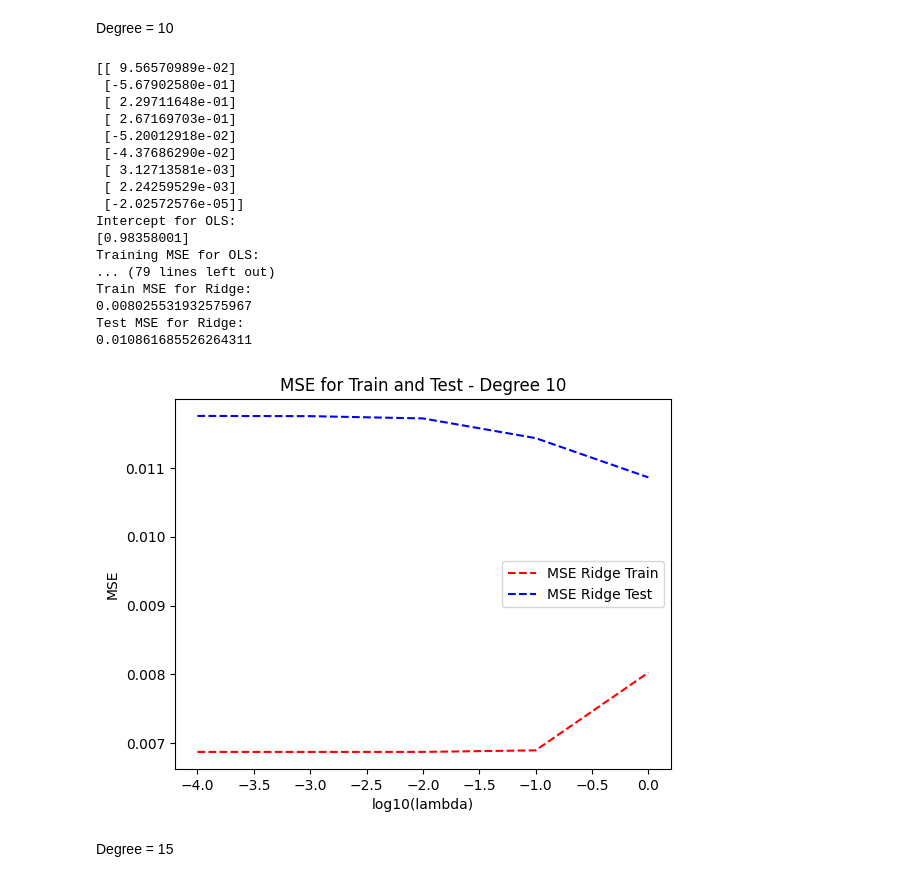
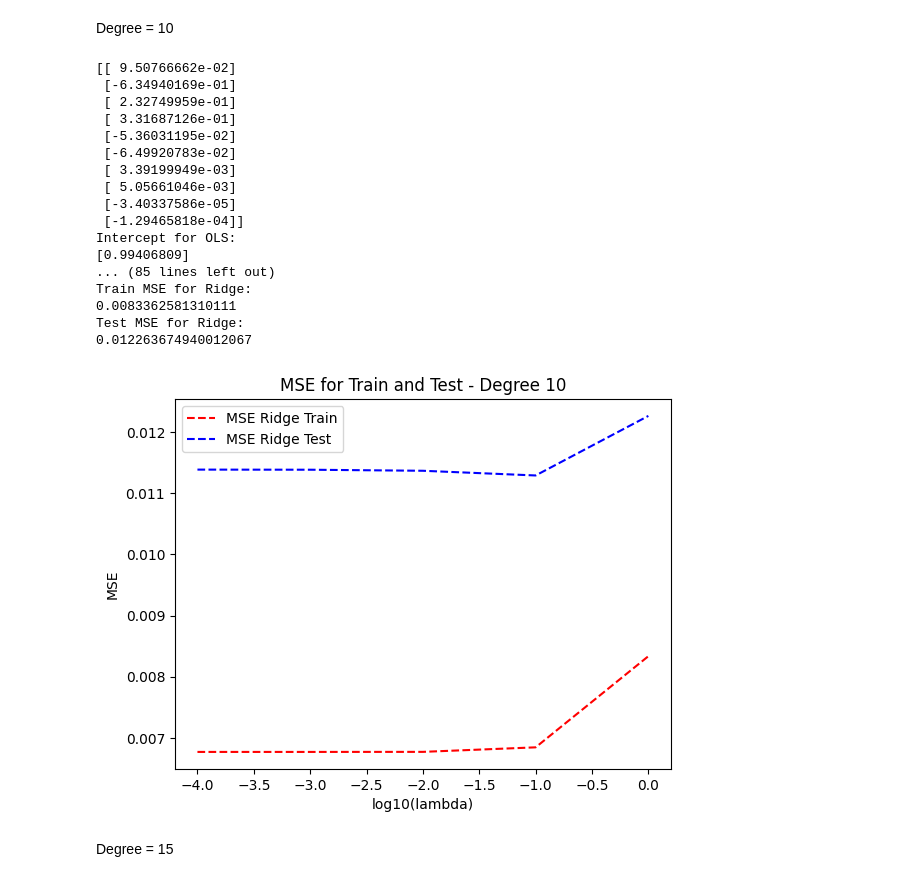
Before and after one commit to alessiasanfelici/FYS-STK4155, a Jupyter notebook: Week 36/Exercise2.ipynb, the cells around one changed output. Saved outputs shown, nothing was run; the diff lists cells and outputs as text; code cells hidden in the pictures.

```diff
--- a/Week 36/Exercise2.ipynb
+++ b/Week 36/Exercise2.ipynb
@@ -14,14 +14,14 @@ def MSE(y_data,y_model):
 np.random.seed(2018)
 
 n = 100
-degree = 5
+degree = 6
 
 # Make data set
 x = np.linspace(-3, 3, n).reshape(-1, 1)
 y = np.exp(-x**2) + 1.5 * np.exp(-(x-2)**2)+ np.random.normal(0, 0.1, x.shape)
 
 X = np.zeros((n, degree-1))
-for d in range(1, degree): #No intercept column
+for d in range(1, degree): # No intercept column
     X[:, d-1] = (x**(d)).flatten()
 
 # Split data set in training and test data
@@ -37,7 +37,7 @@ y_scaler = np.mean(y_train)
 y_train_scaled = y_train - y_scaler
 
 # OLS
-OLSbeta = np.linalg.inv(X_train_scaled.T @ X_train_scaled) @ X_train_scaled.T @ y_train
+OLSbeta = np.linalg.inv(X_train_scaled.T @ X_train_scaled) @ X_train_scaled.T @ y_train_scaled
 print(OLSbeta)
 intercept = y_scaler - X_train_mean @ OLSbeta
 print("Intercept for OLS:")
@@ -54,12 +54,12 @@ print(MSE(y_test,ypredictOLS))
 # RIDGE REGRESSION
 p = degree-1
 I = np.eye(p,p)
-lambdas = [0.0001, 0.001, 0.01, 0.1, 1.0]
+lambdas = [0.0001, 0.001, 0.01, 0.1, 1.0] #10.0, 100.0, 1000.0, 10000.0, 100000.0, 1000000.0]
 MSEtraining = np.zeros(len(lambdas))
 MSEtest = np.zeros(len(lambdas))
 for i in range(len(lambdas)):
     lmb = lambdas[i]
-    Ridgebeta = np.linalg.inv(X_train_scaled.T @ X_train_scaled+lmb*I) @ X_train_scaled.T @ y_train
+    Ridgebeta = np.linalg.inv(X_train_scaled.T @ X_train_scaled+lmb*I) @ X_train_scaled.T @ y_train_scaled
     intercept_ = y_scaler - X_train_mean @ Ridgebeta # The intercept can be shifted so the model can predict on uncentered data
     # Prediction
     ytildeRidge = X_train_scaled @ Ridgebeta + y_scaler
@@ -109,7 +109,7 @@ Degree = 10
 np.random.seed(2018)
 
 n = 100
-degree = 10
+degree = 11
 
 # Make data set
 x = np.linspace(-3, 3, n).reshape(-1, 1)
@@ -132,7 +132,7 @@ y_scaler = np.mean(y_train)
 y_train_scaled = y_train - y_scaler
 
 # OLS
-OLSbeta = np.linalg.inv(X_train_scaled.T @ X_train_scaled) @ X_train_scaled.T @ y_train
+OLSbeta = np.linalg.inv(X_train_scaled.T @ X_train_scaled) @ X_train_scaled.T @ y_train_scaled
 print(OLSbeta)
 intercept = y_scaler - X_train_mean @ OLSbeta
 print("Intercept for OLS:")
@@ -154,50 +154,50 @@ MSEtraining = np.zeros(len(lambdas))
 MSEtest = np.zeros(len(lambdas))
 for i in range(len(lambdas)):
     lmb = lambdas[i]
-    Ridgebeta = np.linalg.inv(X_train_scaled.T @ X_train_scaled+lmb*I) @ X_train_scaled.T @ y_train
+    Ridgebeta = np.linalg.inv(X_train_scaled.T @ X_train_scaled+lmb*I) @ X_train_scaled.T @ y_train_scaled
     intercept_ = y_scaler - X_train_mean @ Ridgebeta # The intercept can be shifted so the model can predict on uncentered data
     # Prediction
     ytildeRidge = X_train_scaled @ Ridgebeta + y_scaler
     ypredictRidge = X_test_scaled @ Ridgebeta + y_scaler
     MSEtraining[i] = MSE(y_train, ytildeRidge)
     MSEtest[i] = MSE(y_test, ypredictRidge)
     print("Beta values for Ridge implementation:")
     print(Ridgebeta)
     print('Intercept for Ridge:')
     print(intercept_)
     print("Train MSE for Ridge:")
     print(MSEtraining[i])
     print("Test MSE for Ridge:")
     print(MSEtest[i])
 
 # Now plot the results
 plt.figure()
 plt.plot(np.log10(lambdas), MSEtraining, 'r--', label = 'MSE Ridge Train')
 plt.plot(np.log10(lambdas), MSEtest, 'b--', label = 'MSE Ridge Test')
 plt.xlabel('log10(lambda)')
 plt.ylabel("MSE")
 plt.title('MSE for Train and Test - Degree 10')
 plt.legend()
 plt.show()
 # %% [output]
-[[ 9.56570989e-02]
- [-5.67902580e-01]
- [ 2.29711648e-01]
- [ 2.67169703e-01]
- [-5.20012918e-02]
- [-4.37686290e-02]
- [ 3.12713581e-03]
- [ 2.24259529e-03]
- [-2.02572576e-05]]
+[[ 9.50766662e-02]
+ [-6.34940169e-01]
+ [ 2.32749959e-01]
+ [ 3.31687126e-01]
+ [-5.36031195e-02]
+ [-6.49920783e-02]
+ [ 3.39199949e-03]
+ [ 5.05661046e-03]
+ [-3.40337586e-05]
+ [-1.29465818e-04]]
 Intercept for OLS:
-[0.98358001]
-Training MSE for OLS:
-... (79 lines left out)
+[0.99406809]
+... (85 lines left out)
 Train MSE for Ridge:
-0.008025531932575967
+0.0083362581310111
 Test MSE for Ridge:
-0.010861685526264311
+0.012263674940012067
-[figure, old version]
+[figure, new version]
 # %% [markdown]
 Degree = 15
 # %%
```
Also changed, not shown: parts of 5 cells of this notebook.
